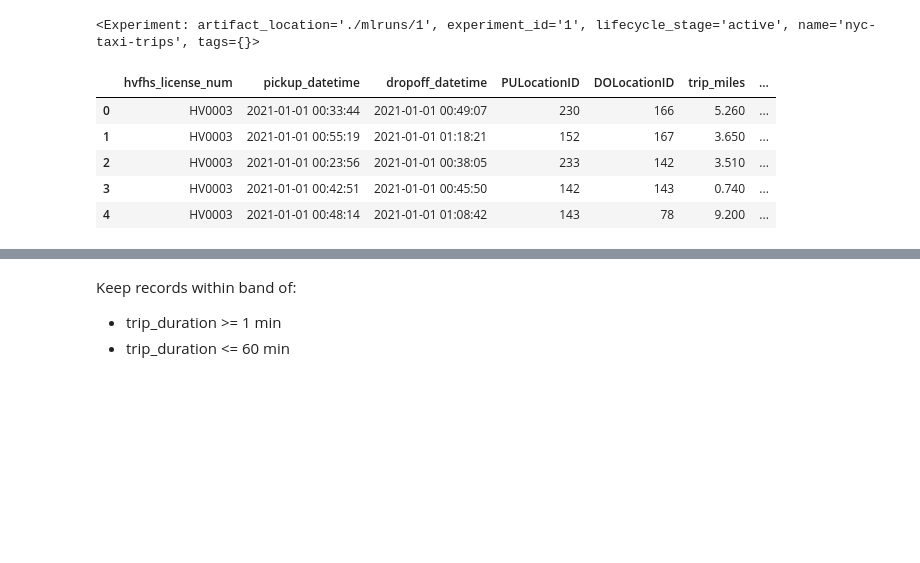
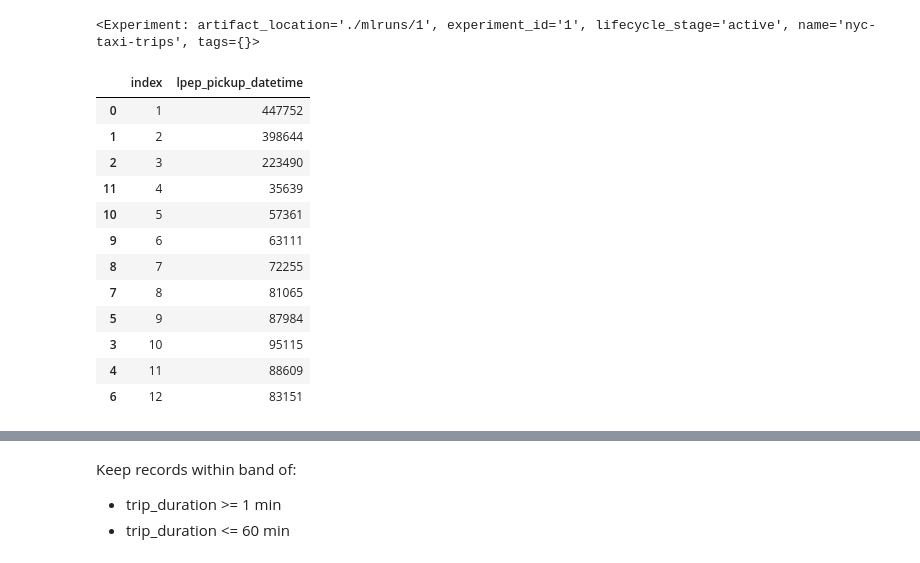
Before and after one commit to the-prairie/mlops-farmcamp, a Jupyter notebook: 02_experiment_tracking/duration-prediction.ipynb, the cells around one changed output, grey strips where cells are left out. Saved outputs shown, nothing was run; the diff lists cells and outputs as text; code cells hidden in the pictures; blank space fills up the shorter version.

```diff
--- a/02_experiment_tracking/duration-prediction.ipynb
+++ b/02_experiment_tracking/duration-prediction.ipynb
@@ -40 +81,17 @@ columns=[
+# %%
+df = pd.read_parquet("")
+# %% [output]
+|  | index | lpep_pickup_datetime |
+| 0 | 1 | 447752 |
+| 1 | 2 | 398644 |
+| 2 | 3 | 223490 |
+| 11 | 4 | 35639 |
+| 10 | 5 | 57361 |
+| 9 | 6 | 63111 |
+| 8 | 7 | 72255 |
+| 7 | 8 | 81065 |
+| 5 | 9 | 87984 |
+| 3 | 10 | 95115 |
+| 4 | 11 | 88609 |
+| 6 | 12 | 83151 |
 # %%
@@ -70,9 +101,0 @@ training_data = prep_taxi_data(training_data)
-# %%
-training_data.head()
-# %% [output]
-|  | hvfhs_license_num | pickup_datetime | dropoff_datetime | PULocationID | DOLocationID | trip_miles | ... |
-| 0 | HV0003 | 2021-01-01 00:33:44 | 2021-01-01 00:49:07 | 230 | 166 | 5.260 | ... |
-| 1 | HV0003 | 2021-01-01 00:55:19 | 2021-01-01 01:18:21 | 152 | 167 | 3.650 | ... |
-| 2 | HV0003 | 2021-01-01 00:23:56 | 2021-01-01 00:38:05 | 233 | 142 | 3.510 | ... |
-| 3 | HV0003 | 2021-01-01 00:42:51 | 2021-01-01 00:45:50 | 142 | 143 | 0.740 | ... |
-| 4 | HV0003 | 2021-01-01 00:48:14 | 2021-01-01 01:08:42 | 143 | 78 | 9.200 | ... |
```
Also changed, not shown: parts of 35 cells of this notebook, 7 other files.
